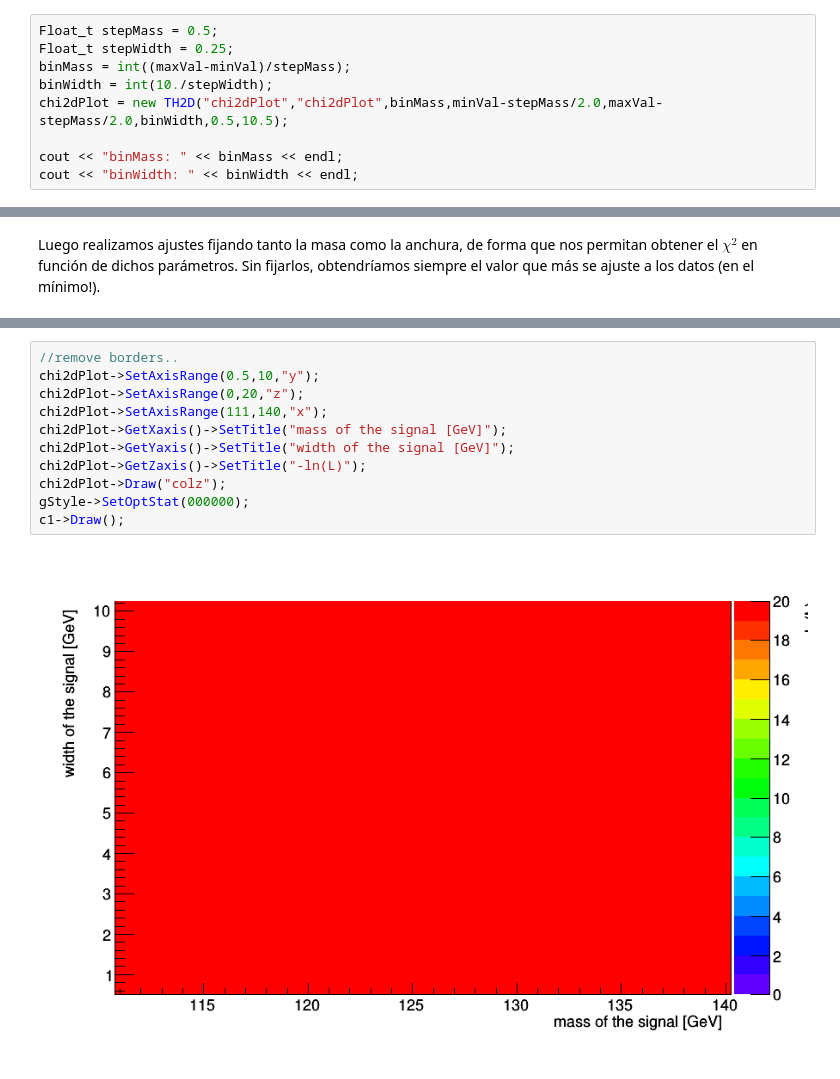
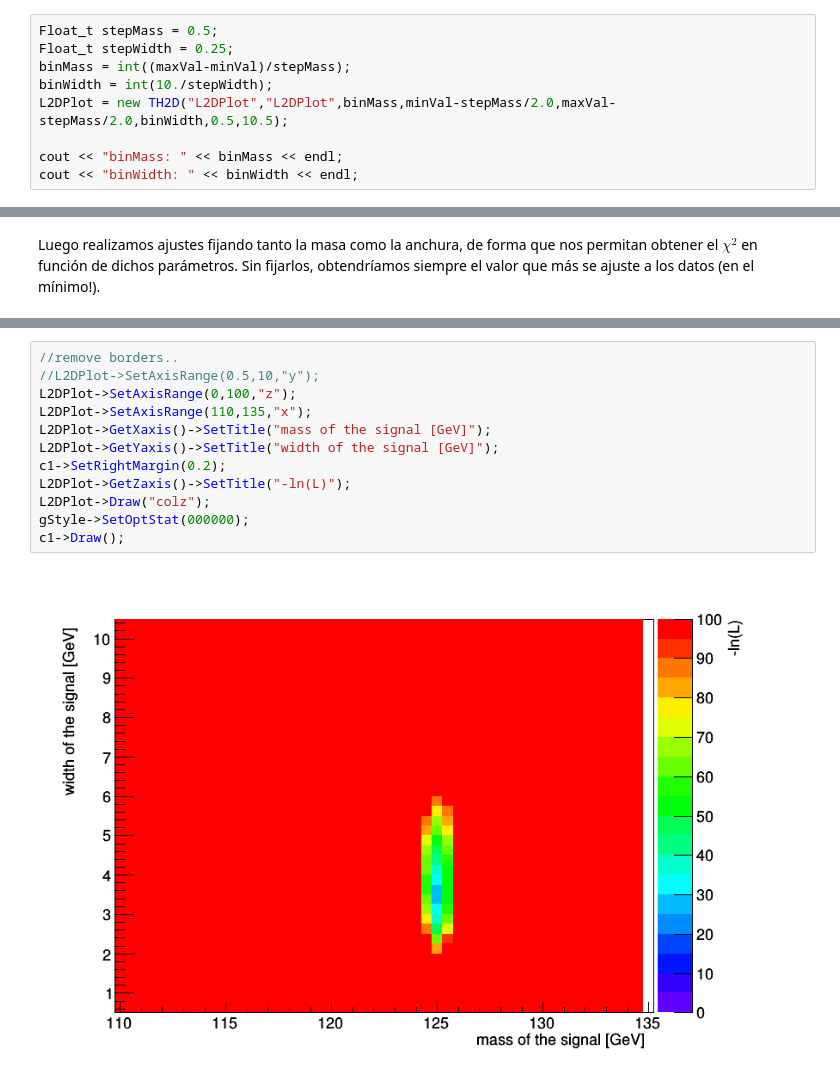
Before and after one commit to AltuOs/HZZ4l, a Jupyter notebook: toy_example-1.ipynb, the cells around one changed output, grey strips where cells are left out. Cells and saved outputs as stored; diff of their text form.

```diff
--- a/toy_example-1.ipynb
+++ b/toy_example-1.ipynb
@@ -209,7 +207,7 @@ Float_t stepMass = 0.5;
 Float_t stepWidth = 0.25;
 binMass = int((maxVal-minVal)/stepMass);
 binWidth = int(10./stepWidth);
-chi2dPlot = new TH2D("chi2dPlot","chi2dPlot",binMass,minVal-stepMass/2.0,maxVal-stepMass/2.0,binWidth,0.5,10.5);
+L2DPlot = new TH2D("L2DPlot","L2DPlot",binMass,minVal-stepMass/2.0,maxVal-stepMass/2.0,binWidth,0.5,10.5);
 
 cout << "binMass: " << binMass << endl;
 cout << "binWidth: " << binWidth << endl;
@@ -234,16 +237,17 @@ for (Float_t masses = minVal; masses < maxVal; masses+=stepMass){
 }
 # %%
 //remove borders..
-chi2dPlot->SetAxisRange(0.5,10,"y");
-chi2dPlot->SetAxisRange(0,20,"z");
-chi2dPlot->SetAxisRange(111,140,"x");
-chi2dPlot->GetXaxis()->SetTitle("mass of the signal [GeV]");
-chi2dPlot->GetYaxis()->SetTitle("width of the signal [GeV]");
-chi2dPlot->GetZaxis()->SetTitle("-ln(L)");
-chi2dPlot->Draw("colz");
+//L2DPlot->SetAxisRange(0.5,10,"y");
+L2DPlot->SetAxisRange(0,100,"z");
+L2DPlot->SetAxisRange(110,135,"x");
+L2DPlot->GetXaxis()->SetTitle("mass of the signal [GeV]");
+L2DPlot->GetYaxis()->SetTitle("width of the signal [GeV]");
+c1->SetRightMargin(0.2);
+L2DPlot->GetZaxis()->SetTitle("-ln(L)");
+L2DPlot->Draw("colz");
 gStyle->SetOptStat(000000);
 c1->Draw();
 # %% [output]
-[figure, old version]
+[figure, new version]
 # %%
 // remove borders..
```
Also changed, not shown: parts of 11 cells of this notebook, 1 other file.
